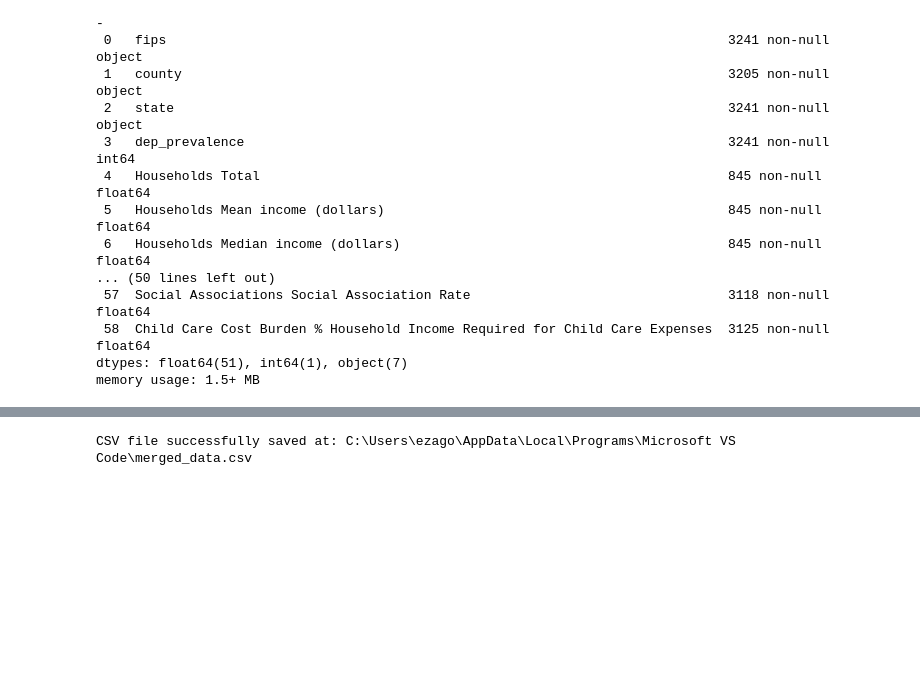
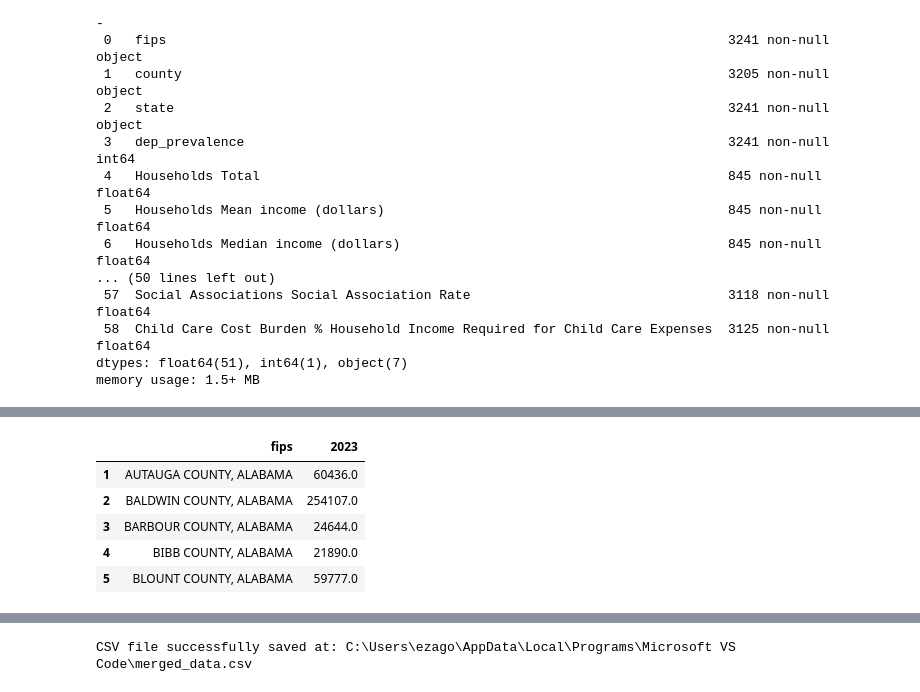
Before and after one commit to EZags/Milliman-Project-2025, a Jupyter notebook: 1_Data_Import_Clean.ipynb, the cells around one changed output, grey strips where cells are left out. Drawn from its saved outputs; the diff is of its cells as text; code cells hidden in the pictures; blank space fills up the shorter version.

```diff
--- a/1_Data_Import_Clean.ipynb
+++ b/1_Data_Import_Clean.ipynb
@@ -322,0 +340,24 @@ memory usage: 1.5+ MB
+# %%
+#Read in file "co-est2024-pop.xlsx" from the GitHub repository
+population_url = "https://raw.githubusercontent.com/EZags/Milliman-Project-2025/main/co-est2024-pop.xlsx"
+population_df = pd.read_excel(population_url, sheet_name=0, header=3, engine='openpyxl')
+#Drop row 0
+#Only keep column 0 and 5
+population_df = population_df.iloc[:, [0, 5]]
+#Rename the columns
+population_df = population_df.iloc[1:]
+#Rename the first column to say "fips"
+population_df.rename(columns={population_df.columns[0]: 'fips'}, inplace=True)
+#Remove the first character in the fips column
+population_df['fips'] = population_df['fips'].astype(str).str[1:]
+#Capitalize the fips column
+population_df['fips'] = population_df['fips'].str.upper()
+
+population_df.head()
+# %% [output]
+|  | fips | 2023 |
+| 1 | AUTAUGA COUNTY, ALABAMA | 60436.0 |
+| 2 | BALDWIN COUNTY, ALABAMA | 254107.0 |
+| 3 | BARBOUR COUNTY, ALABAMA | 24644.0 |
+| 4 | BIBB COUNTY, ALABAMA | 21890.0 |
+| 5 | BLOUNT COUNTY, ALABAMA | 59777.0 |
```
Also changed, not shown: parts of 2 cells of this notebook.
